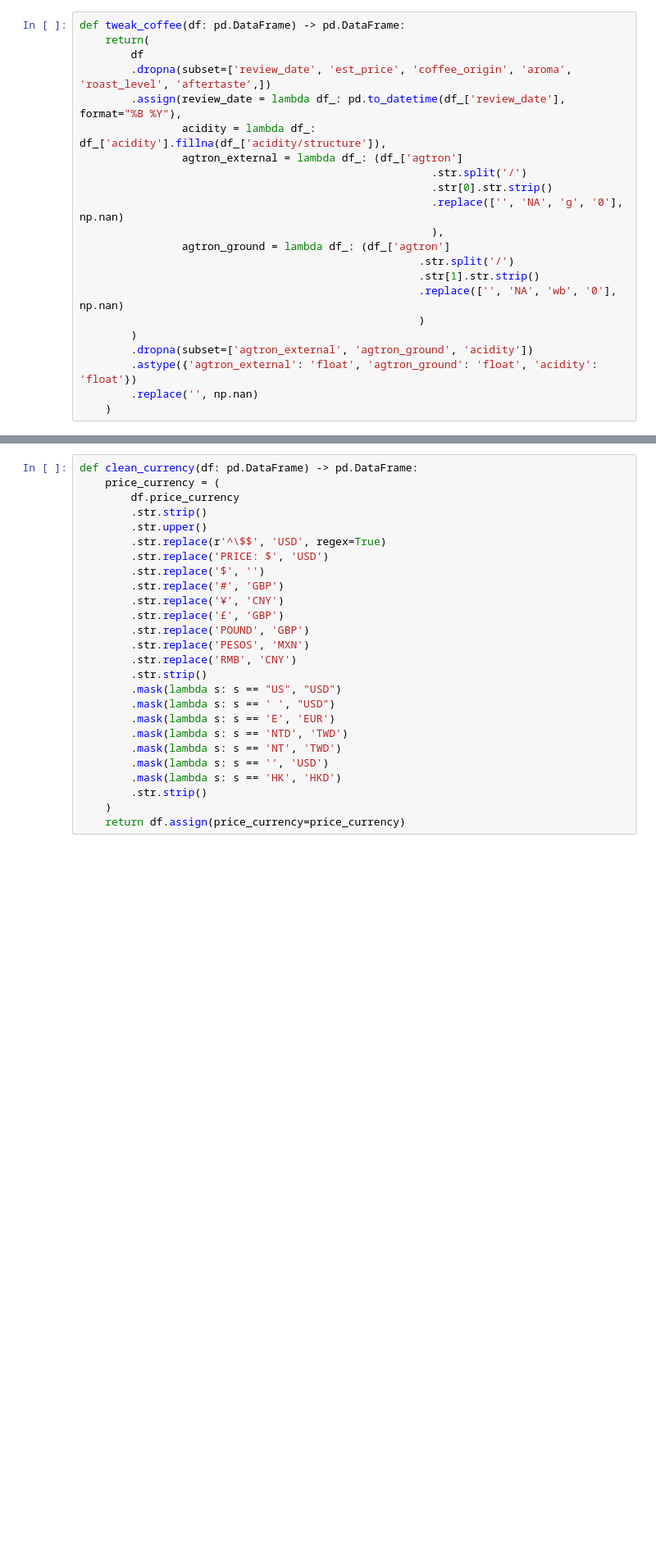
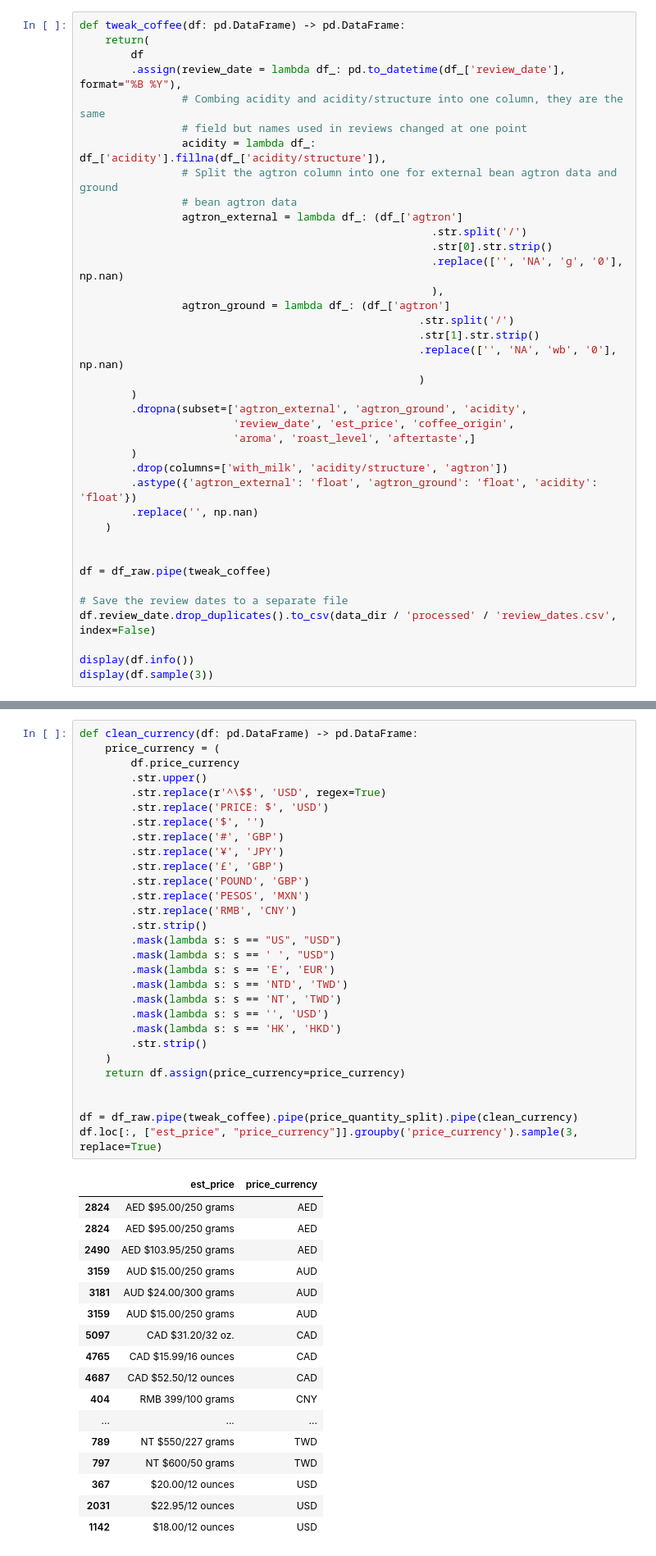
Before and after one commit to tynardone/coffee-reviews-analysis, a Jupyter notebook: notebooks/exploratory/01_data_cleaning.ipynb, the cells around one changed output, grey strips where cells are left out. Shown at 82% size. Drawn from its saved outputs; the diff is of its cells as text; blank space fills up the shorter version.

```diff
--- a/notebooks/exploratory/01_data_cleaning.ipynb
+++ b/notebooks/exploratory/01_data_cleaning.ipynb
@@ -27,9 +64,12 @@ df.sample(3)
 def tweak_coffee(df: pd.DataFrame) -> pd.DataFrame:
     return(
         df
-        .dropna(subset=['review_date', 'est_price', 'coffee_origin', 'aroma', 'roast_level', 'aftertaste',])
         .assign(review_date = lambda df_: pd.to_datetime(df_['review_date'], format="%B %Y"),
+                # Combing acidity and acidity/structure into one column, they are the same
+                # field but names used in reviews changed at one point
                 acidity = lambda df_: df_['acidity'].fillna(df_['acidity/structure']),
+                # Split the agtron column into one for external bean agtron data and ground
+                # bean agtron data
                 agtron_external = lambda df_: (df_['agtron']
                                                        .str.split('/')
                                                        .str[0].str.strip()
@@ -41,7 +81,20 @@ def tweak_coffee(df: pd.DataFrame) -> pd.DataFrame:
                                                      .replace(['', 'NA', 'wb', '0'], np.nan)
                                                      )
         )
-        .dropna(subset=['agtron_external', 'agtron_ground', 'acidity'])
+        .dropna(subset=['agtron_external', 'agtron_ground', 'acidity',
+                        'review_date', 'est_price', 'coffee_origin',
+                        'aroma', 'roast_level', 'aftertaste',]
+        )
+        .drop(columns=['with_milk', 'acidity/structure', 'agtron'])
         .astype({'agtron_external': 'float', 'agtron_ground': 'float', 'acidity': 'float'})
         .replace('', np.nan)
     )
+
+
+df = df_raw.pipe(tweak_coffee)
+
+# Save the review dates to a separate file
+df.review_date.drop_duplicates().to_csv(data_dir / 'processed' / 'review_dates.csv', index=False)
+
+display(df.info())
+display(df.sample(3))
@@ -114,26 +242,47 @@ Name: count, dtype: int64
 # %%
 def clean_currency(df: pd.DataFrame) -> pd.DataFrame:
     price_currency = (
         df.price_currency
-        .str.strip()
         .str.upper()
         .str.replace(r'^\$$', 'USD', regex=True)
         .str.replace('PRICE: $', 'USD')
         .str.replace('$', '')
         .str.replace('#', 'GBP')
-        .str.replace('¥', 'CNY')
+        .str.replace('¥', 'JPY')
         .str.replace('£', 'GBP')
         .str.replace('POUND', 'GBP')
         .str.replace('PESOS', 'MXN')
         .str.replace('RMB', 'CNY')
         .str.strip()
         .mask(lambda s: s == "US", "USD")
         .mask(lambda s: s == ' ', "USD")
         .mask(lambda s: s == 'E', 'EUR')
         .mask(lambda s: s == 'NTD', 'TWD')
         .mask(lambda s: s == 'NT', 'TWD')
         .mask(lambda s: s == '', 'USD')
         .mask(lambda s: s == 'HK', 'HKD')
         .str.strip()
     )
     return df.assign(price_currency=price_currency)
+
+
+df = df_raw.pipe(tweak_coffee).pipe(price_quantity_split).pipe(clean_currency)
+df.loc[:, ["est_price", "price_currency"]].groupby('price_currency').sample(3, replace=True)
+# %% [output]
+|  | est_price | price_currency |
+| 2824 | AED $95.00/250 grams | AED |
+| 2824 | AED $95.00/250 grams | AED |
+| 2490 | AED $103.95/250 grams | AED |
+| 3159 | AUD $15.00/250 grams | AUD |
+| 3181 | AUD $24.00/300 grams | AUD |
+| 3159 | AUD $15.00/250 grams | AUD |
+| 5097 | CAD $31.20/32 oz. | CAD |
+| 4765 | CAD $15.99/16 ounces | CAD |
+| 4687 | CAD $52.50/12 ounces | CAD |
+| 404 | RMB 399/100 grams | CNY |
+| ... | ... | ... |
+| 789 | NT $550/227 grams | TWD |
+| 797 | NT $600/50 grams | TWD |
+| 367 | $20.00/12 ounces | USD |
+| 2031 | $22.95/12 ounces | USD |
+| 1142 | $18.00/12 ounces | USD |
```
Also changed, not shown: parts of 24 cells of this notebook.
